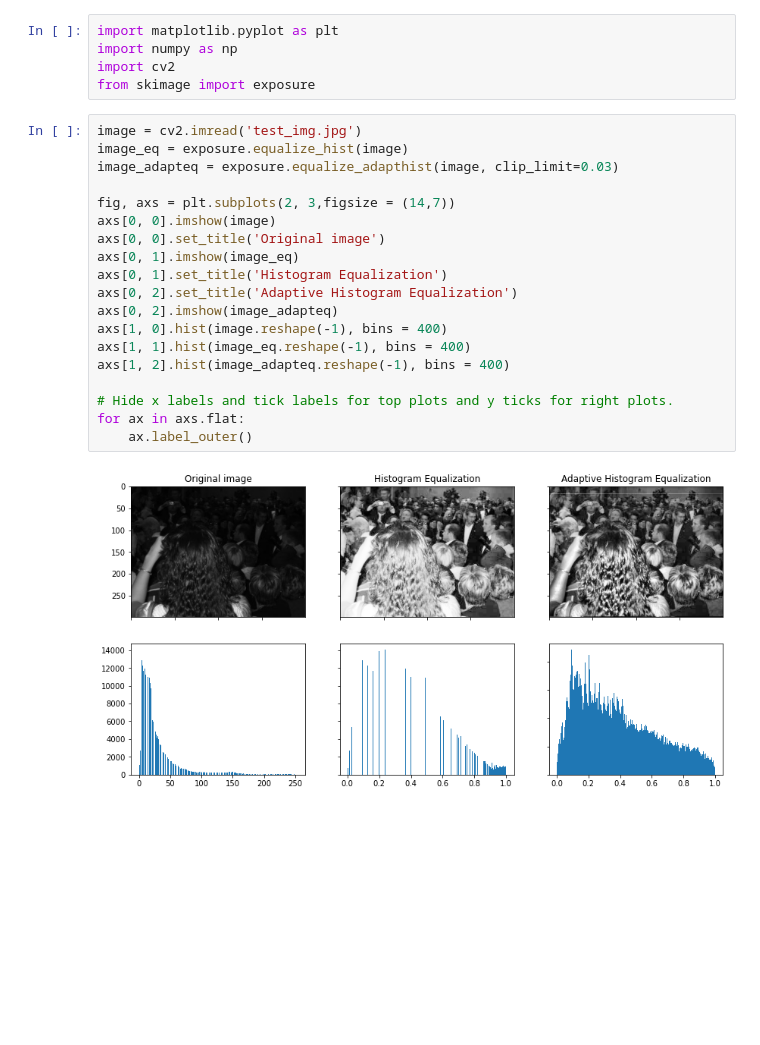
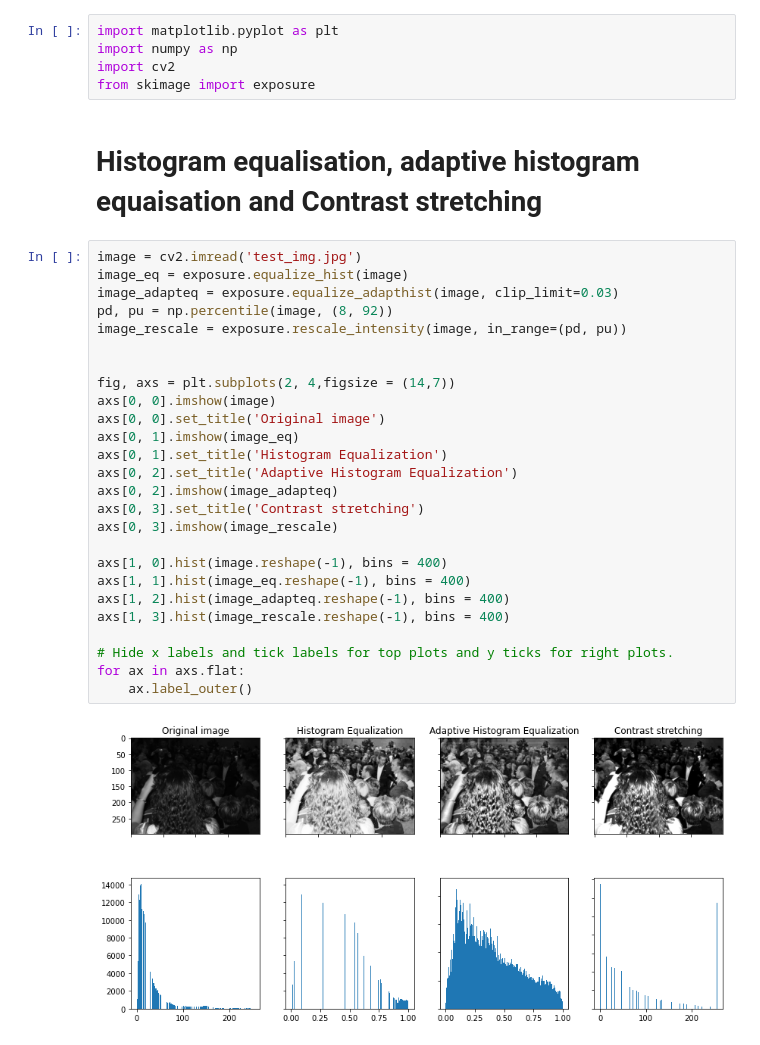
Before and after one commit to mrugnivenko/Skoltech-NLA-MRI, a Jupyter notebook: Alternative methods tests.ipynb, the cells around one changed output. Drawn from its saved outputs; the diff is of its cells as text; blank space fills up the shorter version.

Commit message:
added test image and contrast stretching method

```diff
--- a/Alternative methods tests.ipynb
+++ b/Alternative methods tests.ipynb
@@ -3,24 +3,33 @@ import matplotlib.pyplot as plt
 import numpy as np
 import cv2
 from skimage import exposure
+# %% [markdown]
+# Histogram equalisation, adaptive histogram equaisation and Contrast stretching
 # %%
 image = cv2.imread('test_img.jpg')
 image_eq = exposure.equalize_hist(image)
 image_adapteq = exposure.equalize_adapthist(image, clip_limit=0.03)
+pd, pu = np.percentile(image, (8, 92))
+image_rescale = exposure.rescale_intensity(image, in_range=(pd, pu))
 
-fig, axs = plt.subplots(2, 3,figsize = (14,7))
+
+fig, axs = plt.subplots(2, 4,figsize = (14,7))
 axs[0, 0].imshow(image)
 axs[0, 0].set_title('Original image')
 axs[0, 1].imshow(image_eq)
 axs[0, 1].set_title('Histogram Equalization')
 axs[0, 2].set_title('Adaptive Histogram Equalization')
 axs[0, 2].imshow(image_adapteq)
+axs[0, 3].set_title('Contrast stretching')
+axs[0, 3].imshow(image_rescale)
+
 axs[1, 0].hist(image.reshape(-1), bins = 400)
 axs[1, 1].hist(image_eq.reshape(-1), bins = 400)
 axs[1, 2].hist(image_adapteq.reshape(-1), bins = 400)
+axs[1, 3].hist(image_rescale.reshape(-1), bins = 400)
 
 # Hide x labels and tick labels for top plots and y ticks for right plots.
 for ax in axs.flat:
     ax.label_outer()
 # %% [output]
-[figure, old version]
+[figure, new version]
```
Also changed, not shown: 1 other file.
